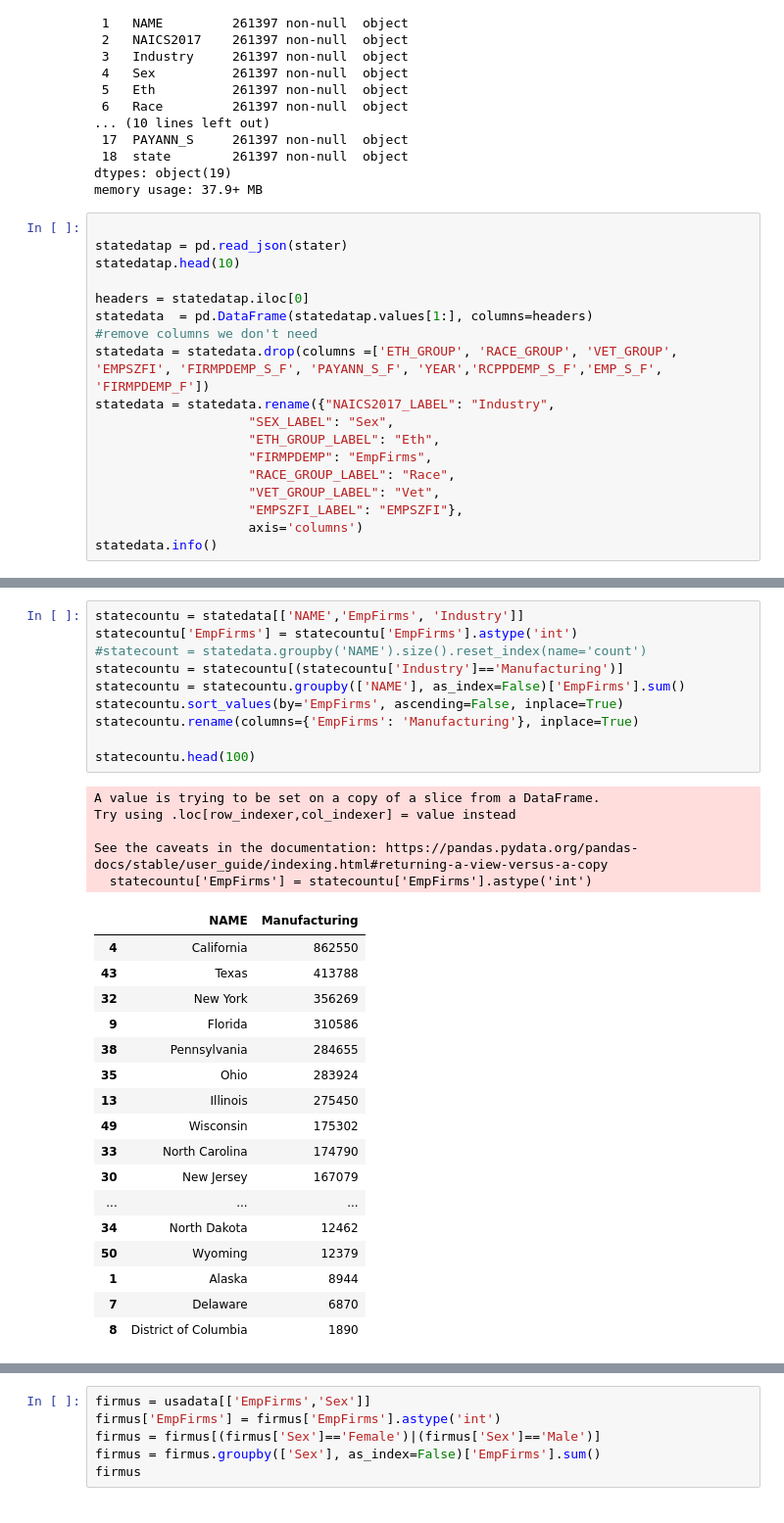
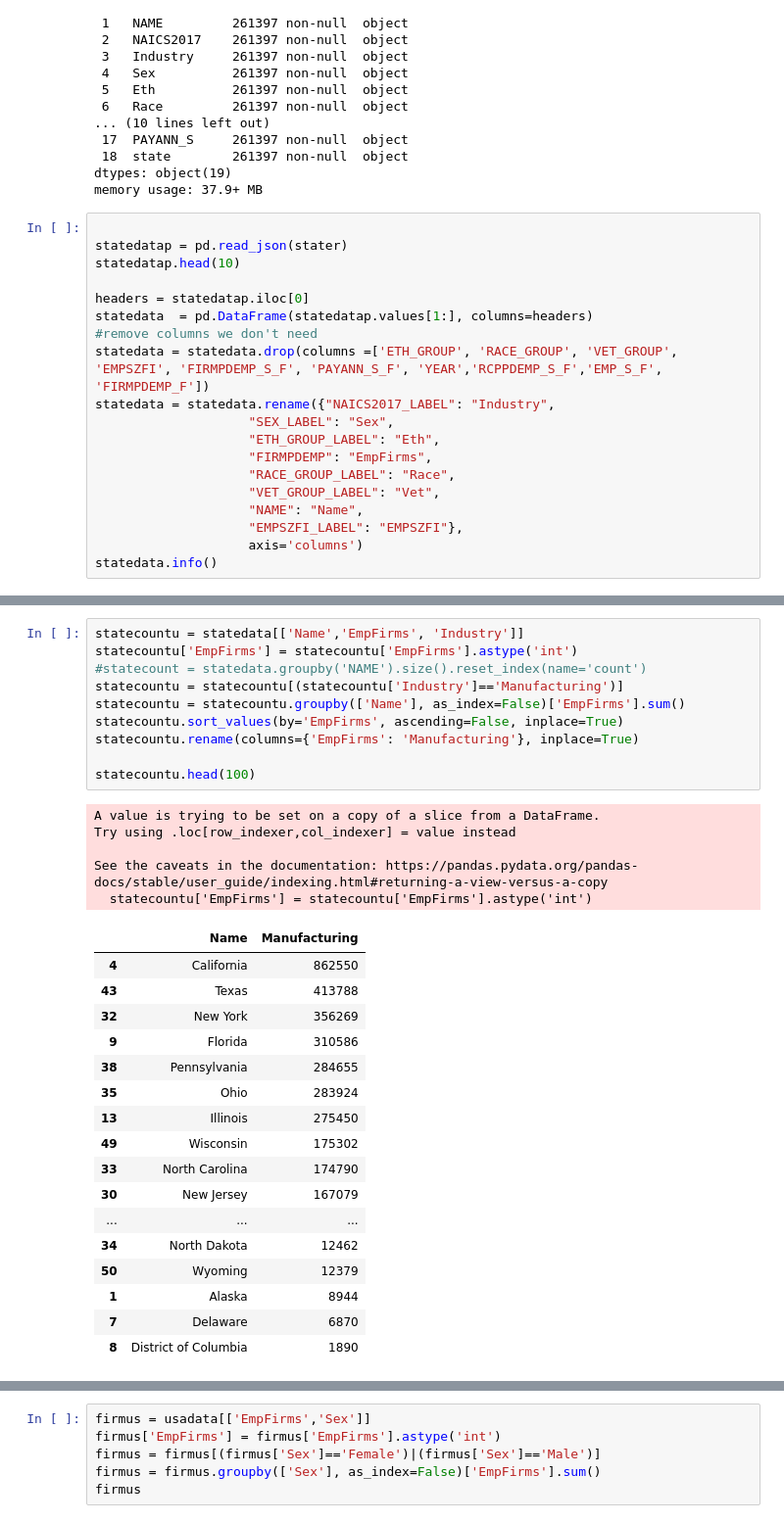
Before and after one commit to DanielnRose/Census_Assesment, a Jupyter notebook: grpupassesment.ipynb, the cells around one changed output, grey strips where cells are left out. Shown: that part at 98% size. Drawn from its saved outputs; the diff is of its cells as text.

```diff
--- a/grpupassesment.ipynb
+++ b/grpupassesment.ipynb
@@ -89,6 +89,7 @@ statedata = statedata.rename({"NAICS2017_LABEL": "Industry",
                     "FIRMPDEMP": "EmpFirms",
                     "RACE_GROUP_LABEL": "Race",
                     "VET_GROUP_LABEL": "Vet",
+                    "NAME": "Name",
                     "EMPSZFI_LABEL": "EMPSZFI"},
                     axis='columns')
 statedata.info()
@@ -155,22 +170,22 @@ See the caveats in the documentation: https://pandas.pydata.org/pandas-docs/stab
 | 1 | Alaska | 37288 |
 | 50 | Wyoming | 19246 |
 # %%
-statecountu = statedata[['NAME','EmpFirms', 'Industry']]
+statecountu = statedata[['Name','EmpFirms', 'Industry']]
 statecountu['EmpFirms'] = statecountu['EmpFirms'].astype('int')
 #statecount = statedata.groupby('NAME').size().reset_index(name='count')
 statecountu = statecountu[(statecountu['Industry']=='Manufacturing')]
-statecountu = statecountu.groupby(['NAME'], as_index=False)['EmpFirms'].sum()
+statecountu = statecountu.groupby(['Name'], as_index=False)['EmpFirms'].sum()
 statecountu.sort_values(by='EmpFirms', ascending=False, inplace=True)
 statecountu.rename(columns={'EmpFirms': 'Manufacturing'}, inplace=True)
 
 statecountu.head(100)
 # %% [output]
 A value is trying to be set on a copy of a slice from a DataFrame.
 Try using .loc[row_indexer,col_indexer] = value instead
 
 See the caveats in the documentation: https://pandas.pydata.org/pandas-docs/stable/user_guide/indexing.html#returning-a-view-versus-a-copy
   statecountu['EmpFirms'] = statecountu['EmpFirms'].astype('int')
-|  | NAME | Manufacturing |
+|  | Name | Manufacturing |
 | 4 | California | 862550 |
 | 43 | Texas | 413788 |
 | 32 | New York | 356269 |
```
Also changed, not shown: parts of 9 cells of this notebook.
